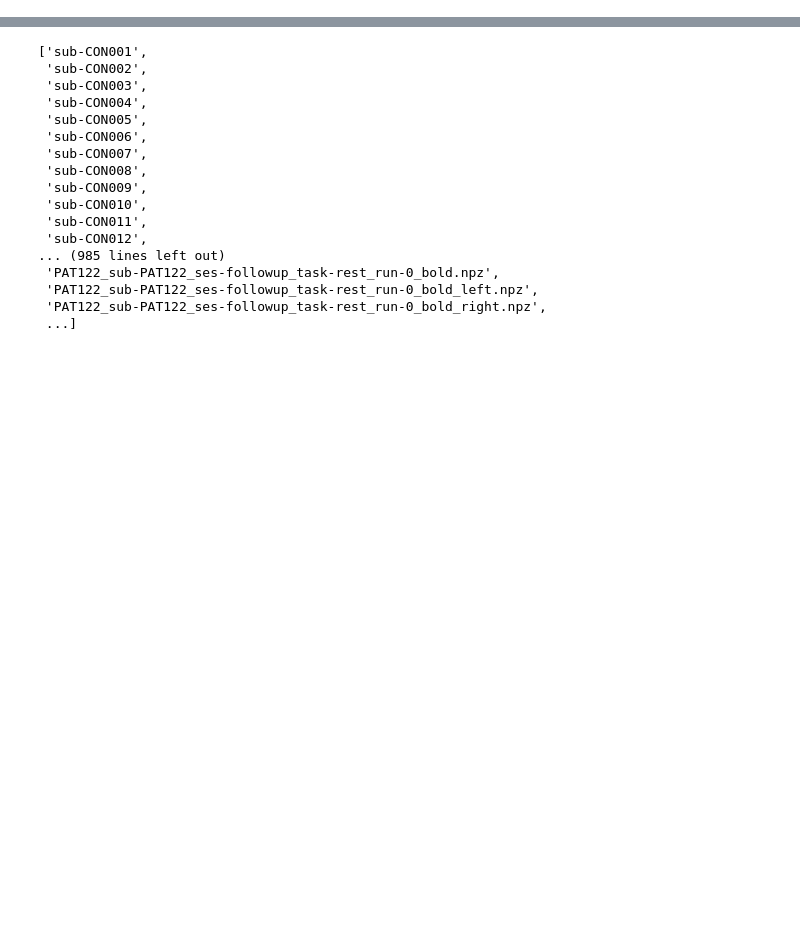
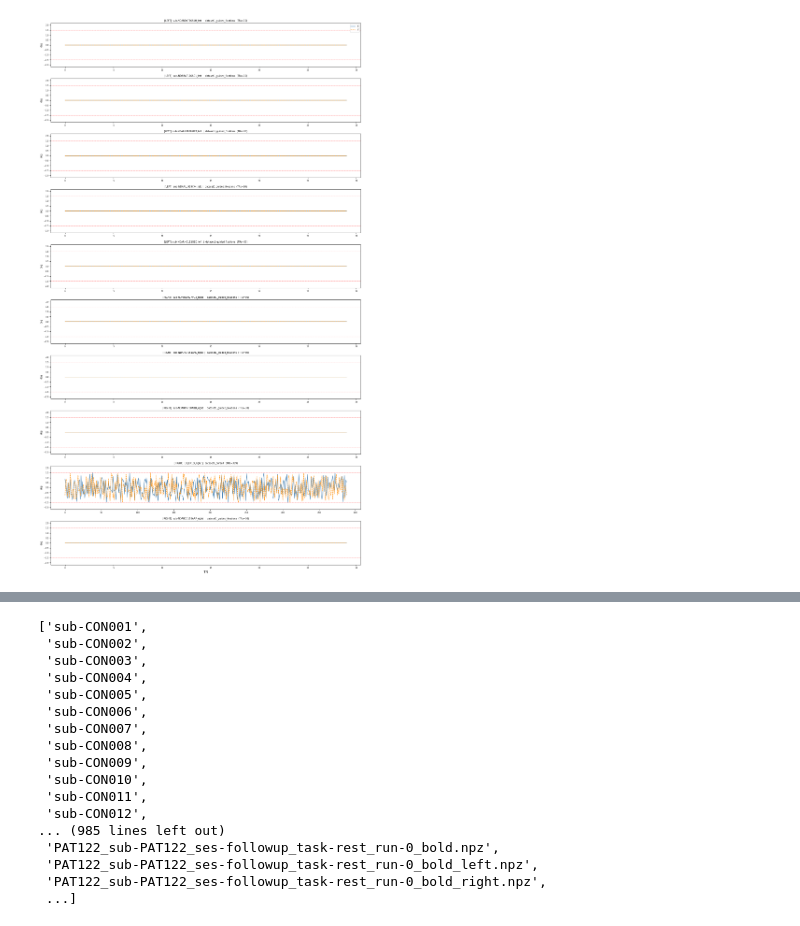
Before and after one commit to KobaCemal/BrainHack_ocular_fMRI, a Jupyter notebook: TrainRightLeft.ipynb, the cells around one changed output, grey strips where cells are left out. Drawn from its saved outputs; the diff is of its cells as text; code cells hidden in the pictures; blank space fills up the shorter version.

```diff
--- a/TrainRightLeft.ipynb
+++ b/TrainRightLeft.ipynb
@@ -223,0 +828,13 @@ pwd
+# %%
+import os
+
+# Search for the fix1p5 files wherever they were saved
+found = []
+for root, dirs, files in os.walk('/mnt/compneuro/deepmreye_finetuning/'):
+    for f in files:
+        if 'fix1p5' in f and f.endswith('.npz'):
+            found.append(os.path.join(root, f))
+
+print(f"Found: {len(found)} fix1p5 files")
+for p in found[:10]:
+    print(p)
@@ -223,0 +861,68 @@ pwd
+# %%
+%matplotlib inline
+import os, numpy as np, random, matplotlib.pyplot as plt
+from collections import Counter
+
+BASE = '/mnt/compneuro/deepmreye_finetuning/processed_data_fixations_only_1p5deg/'
+
+left_npz, right_npz = [], []
+for root, dirs, files in os.walk(BASE):
+    for f in files:
+        if not f.endswith('.npz'):
+            continue
+        path = os.path.join(root, f)
+        if '/left/' in path:
+            left_npz.append(path)
+        elif '/right/' in path:
+            right_npz.append(path)
+
+print(f"Left: {len(left_npz)}  Right: {len(right_npz)}")
+
+random.seed(42)
+sample_left  = random.sample(left_npz,  5)
+sample_right = random.sample(right_npz, 5)
+
+def load_record(path):
+    f    = np.load(path, allow_pickle=True)
+    lks  = sorted([k for k in f.keys() if k.startswith('label_')])
+    dks  = sorted([k for k in f.keys() if k.startswith('data_')])
+    labels  = np.array([f[k].mean(axis=0) for k in lks])
+    mid_tr  = f[dks[len(dks)//2]]
+    eye_img = mid_tr[:, :, mid_tr.shape[2]//2]
+    eye     = 'left' if '/left/' in path else 'right'
+    dataset = path.split('/')[-2]
+    subj    = os.path.basename(path).replace('_fix1p5.npz','')
+    return {'labels': labels, 'eye_img': eye_img,
+            'dataset': dataset, 'subj': subj, 'eye': eye}
+
+records = [load_record(p) for p in sample_left + sample_right]
+
+# ── PLOT 1: Gaze timeseries (5 left + 5 right) ───────────────────────────────
+fig, axes = plt.subplots(10, 1, figsize=(14, 24))
+for i, (r, ax) in enumerate(zip(records, axes)):
+    trs = np.arange(len(r['labels']))
+    ax.plot(trs, r['labels'][:,0], lw=1.2, color='steelblue', label='X')
+    ax.plot(trs, r['labels'][:,1], lw=1.2, color='darkorange', ls='--', label='Y')
+    ax.axhline( 1.5, color='red', lw=0.8, ls=':')
+    ax.axhline(-1.5, color='red', lw=0.8, ls=':')
+    ax.set_ylim(-2.2, 2.2)
+    ax.set_title(f"[{r['eye'].upper()}]  {r['subj']}  |  {r['dataset']}  "
+                 f"(TRs={len(r['labels'])})", fontsize=7)
+    ax.set_ylabel('deg', fontsize=7)
+    ax.tick_params(labelsize=6)
+    if i == 0:
+        ax.legend(fontsize=7, loc='upper right')
+axes[-1].set_xlabel('TR')
+plt.tight_layout()
+plt.show()
+
+# ── PLOT 2: Eye images ────────────────────────────────────────────────────────
+fig, axes = plt.subplots(2, 5, figsize=(15, 5))
+for i, (r, ax) in enumerate(zip(records, axes.flat)):
+    ax.imshow(r['eye_img'], cmap='gray', aspect='auto')
+    ax.set_title(f"[{r['eye']}]\n{r['subj'][:20]}", fontsize=6)
+    ax.axis('off')
+plt.suptitle('Eye mask — central z-slice, middle TR  (row1=left, row2=right)', fontsize=9)
+plt.tight_layout()
+plt.show()
+# %% [output]
@@ -223,0 +930 @@ pwd
+[figure, added]
```
Also changed, not shown: parts of 28 cells of this notebook, 1 other file.
